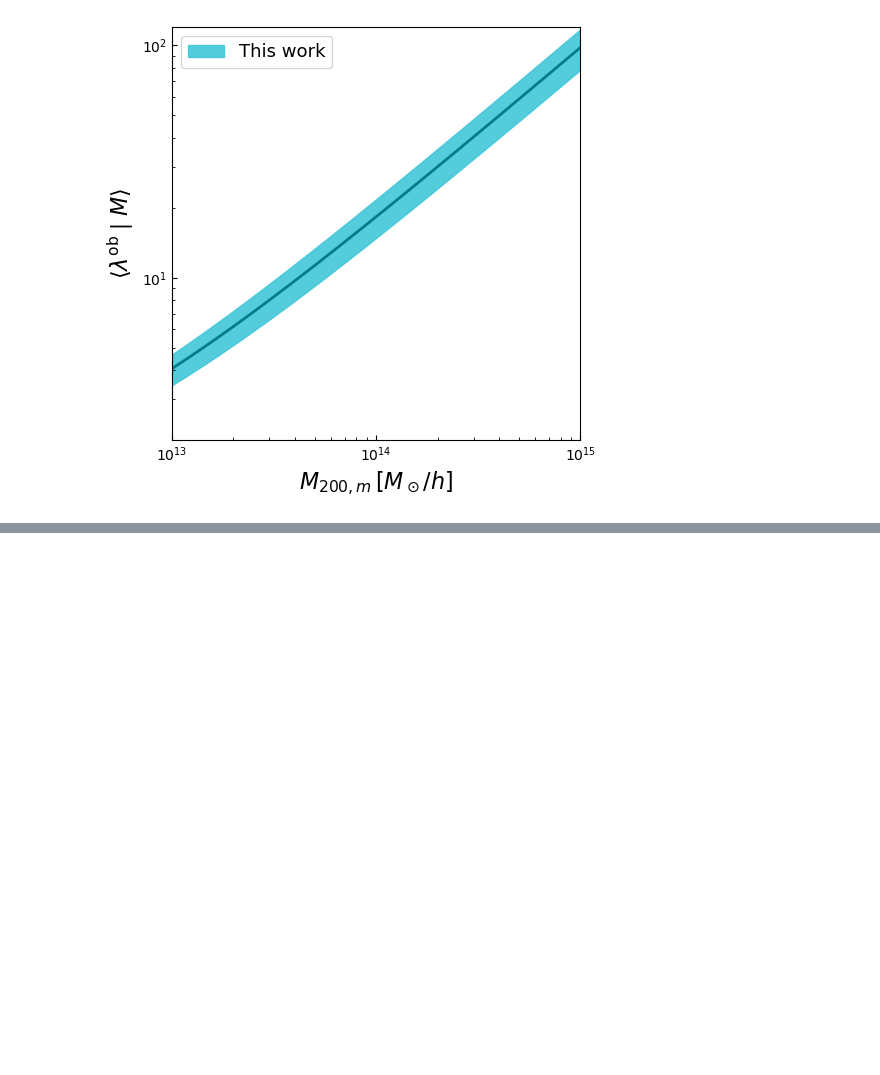
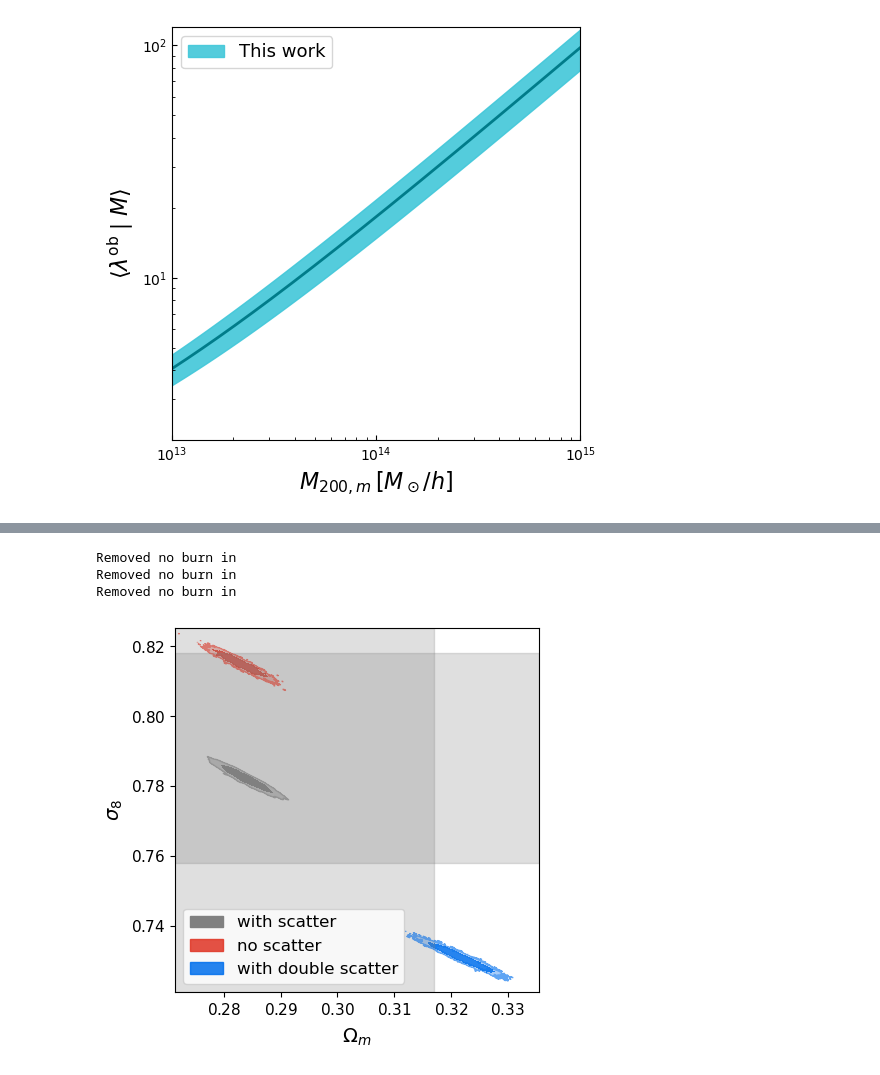
Before and after one commit to xtang126/cluster-catalog, a Jupyter notebook: notebooks/fitting_results.ipynb, the cells around one changed output, grey strips where cells are left out. Drawn from its saved outputs; the diff is of its cells as text; code cells hidden in the pictures; blank space fills up the shorter version.

```diff
--- a/notebooks/fitting_results.ipynb
+++ b/notebooks/fitting_results.ipynb
@@ -497,0 +552,77 @@ plt.show()
+# %%
+import pandas as pd
+import matplotlib.pyplot as plt
+from getdist import plots, MCSamples
+
+# v4
+df = pd.read_csv("../output/desy1_abundance_fit_v4.txt", sep=r"\s+", comment="#", header=None)
+df = df.iloc[int(len(df)*0.3):].reset_index(drop=True)
+df.columns = ["omega_m", "sigma8", "prior", "posterior"]
+
+# v5
+df1 = pd.read_csv("../output/desy1_abundance_fit_v5.txt", sep=r"\s+", comment="#", header=None)
+df1 = df1.iloc[int(len(df1)*0.3):].reset_index(drop=True)
+df1.columns = ["omega_m", "sigma8", "prior", "posterior"]
+
+#v6
+df2 = pd.read_csv("../output/desy1_abundance_fit_v6.txt", sep=r"\s+", comment="#", header=None)
+df2 = df2.iloc[int(len(df2)*0.3):].reset_index(drop=True)
+df2.columns = ["omega_m", "sigma8", "prior", "posterior"]
+
+mc_v4 = MCSamples(samples=df[["omega_m", "sigma8"]].values,
+                  names=["omega_m", "sigma8"],
+                  labels=[r"\Omega_m", r"\sigma_8"],
+                  label="v4")
+
+mc_v5 = MCSamples(samples=df1[["omega_m", "sigma8"]].values,
+                  names=["omega_m", "sigma8"],
+                  labels=[r"\Omega_m", r"\sigma_8"],
+                  label="v5")
+
+mc_v6 = MCSamples(samples=df2[["omega_m", "sigma8"]].values,
+                  names=["omega_m", "sigma8"],
+                  labels=[r"\Omega_m", r"\sigma_8"],
+                  label="v6")
+
+g = plots.get_single_plotter(width_inch=6)
+g.plot_2d([mc_v4, mc_v5, mc_v6], "omega_m", "sigma8", filled=True)
+
+
+ax = plt.gca()
+ax.set_box_aspect(1)
+
+ax = plt.gca()
+
+# central values
+omega_m = 0.284
+sigma8 = 0.782
+
+# 1σ asymmetric errors
+omega_m_low, omega_m_high = 0.030, 0.033
+sigma8_low, sigma8_high = 0.024, 0.036
+
+# --- vertical band (Ωm) ---
+ax.axvspan(
+    omega_m - omega_m_low,
+    omega_m + omega_m_high,
+    color='grey',
+    alpha=0.25
+)
+
+# --- horizontal band (σ8) ---
+ax.axhspan(
+    sigma8 - sigma8_low,
+    sigma8 + sigma8_high,
+    color='grey',
+    alpha=0.25
+)
+
+g.add_legend(["with scatter", "no scatter", "with double scatter"])
+
+
+plt.show()
+# %% [output]
+Removed no burn in
+Removed no burn in
+Removed no burn in
+[figure, added]
```
Also changed, not shown: parts of 7 cells of this notebook, 5 other files.
